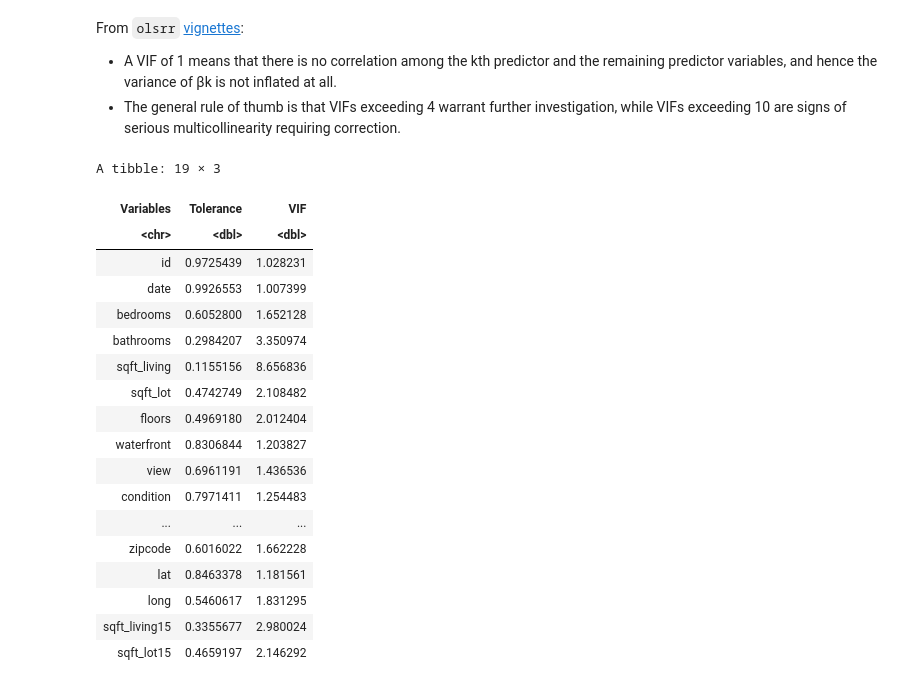
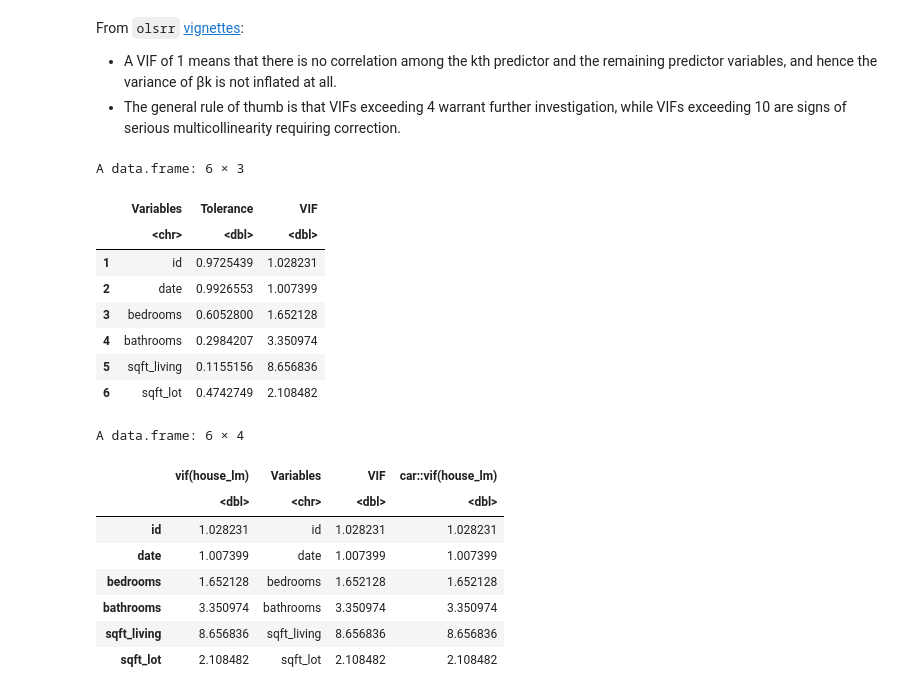
Before and after one commit to nchelaru/SQL-learnr, a Jupyter notebook: collinearity.ipynb, the cells around one changed output. Saved outputs shown, nothing was run; the diff lists cells and outputs as text; code cells hidden in the pictures.

```diff
--- a/collinearity.ipynb
+++ b/collinearity.ipynb
@@ -12,7 +12,7 @@ install.packages('car')
 # %% [markdown]
 # Import data
 # %%
-house <- read.csv('https://github.com/nchelaru/practical_statistics/raw/master/kc_house_data.csv')
+house <- read.csv('https://github.com/nchelaru/practical_statistics/raw/master/Data/kc_house_data.csv')
 
 house$date <- as.Date(house$date,  "%Y%m%dT000000")
 # %% [markdown]
@@ -102,24 +89,16 @@ From `olsrr` [vignettes](https://cran.r-project.org/web/packages/olsrr/vignettes
 # %%
 library(olsrr)
 
-ols_vif_tol(house_lm)
+df_olsrr <- as.data.frame(ols_vif_tol(house_lm))
+
+head(df_olsrr)
 # %% [output]
-A tibble: 19 × 3
+A data.frame: 6 × 3
-| Variables | Tolerance | VIF |
-| <chr> | <dbl> | <dbl> |
-| id | 0.9725439 | 1.028231 |
-| date | 0.9926553 | 1.007399 |
-| bedrooms | 0.6052800 | 1.652128 |
-| bathrooms | 0.2984207 | 3.350974 |
-| sqft_living | 0.1155156 | 8.656836 |
-| sqft_lot | 0.4742749 | 2.108482 |
-| floors | 0.4969180 | 2.012404 |
-| waterfront | 0.8306844 | 1.203827 |
-| view | 0.6961191 | 1.436536 |
-| condition | 0.7971411 | 1.254483 |
-| ... | ... | ... |
-| zipcode | 0.6016022 | 1.662228 |
-| lat | 0.8463378 | 1.181561 |
-| long | 0.5460617 | 1.831295 |
-| sqft_living15 | 0.3355677 | 2.980024 |
-| sqft_lot15 | 0.4659197 | 2.146292 |
+|  | Variables | Tolerance | VIF |
+|  | <chr> | <dbl> | <dbl> |
+| 1 | id | 0.9725439 | 1.028231 |
+| 2 | date | 0.9926553 | 1.007399 |
+| 3 | bedrooms | 0.6052800 | 1.652128 |
+| 4 | bathrooms | 0.2984207 | 3.350974 |
+| 5 | sqft_living | 0.1155156 | 8.656836 |
+| 6 | sqft_lot | 0.4742749 | 2.108482 |
@@ -125,0 +112,12 @@ A tibble: 19 × 3
+# %%
+head(df)
+# %% [output]
+A data.frame: 6 × 4
+|  | vif(house_lm) | Variables | VIF | car::vif(house_lm) |
+|  | <dbl> | <chr> | <dbl> | <dbl> |
+| id | 1.028231 | id | 1.028231 | 1.028231 |
+| date | 1.007399 | date | 1.007399 | 1.007399 |
+| bedrooms | 1.652128 | bedrooms | 1.652128 | 1.652128 |
+| bathrooms | 3.350974 | bathrooms | 3.350974 | 3.350974 |
+| sqft_living | 8.656836 | sqft_living | 8.656836 | 8.656836 |
+| sqft_lot | 2.108482 | sqft_lot | 2.108482 | 2.108482 |
```
Also changed, not shown: parts of 9 cells of this notebook.
